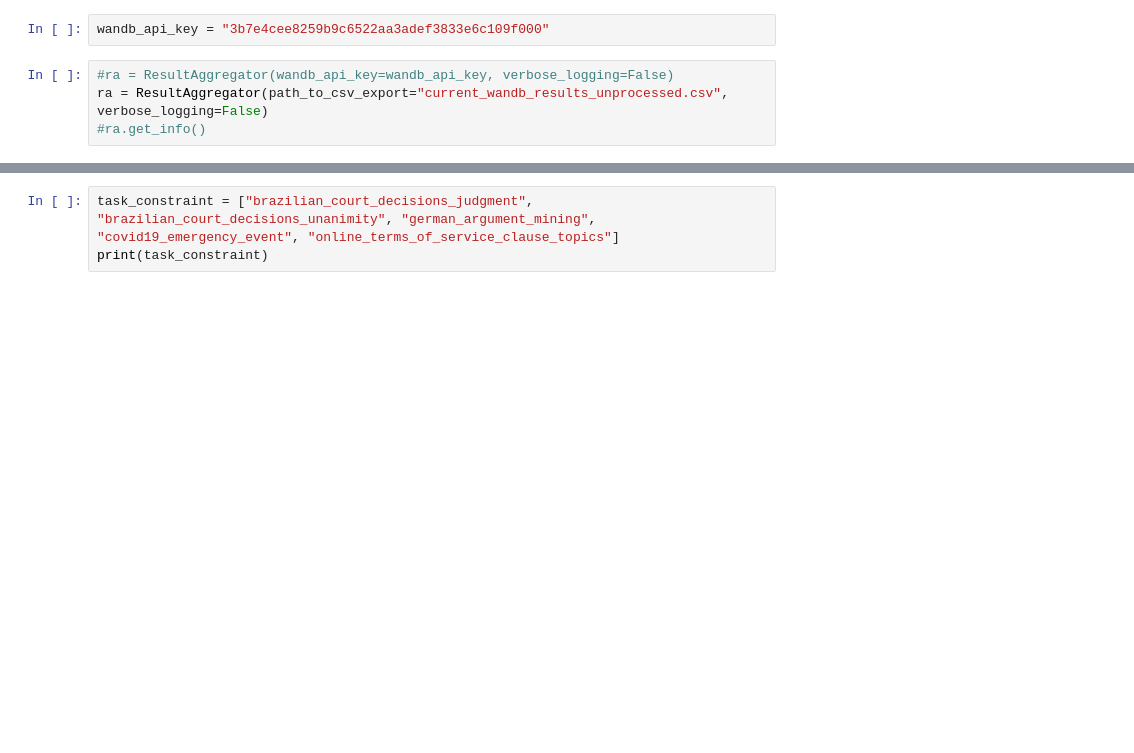
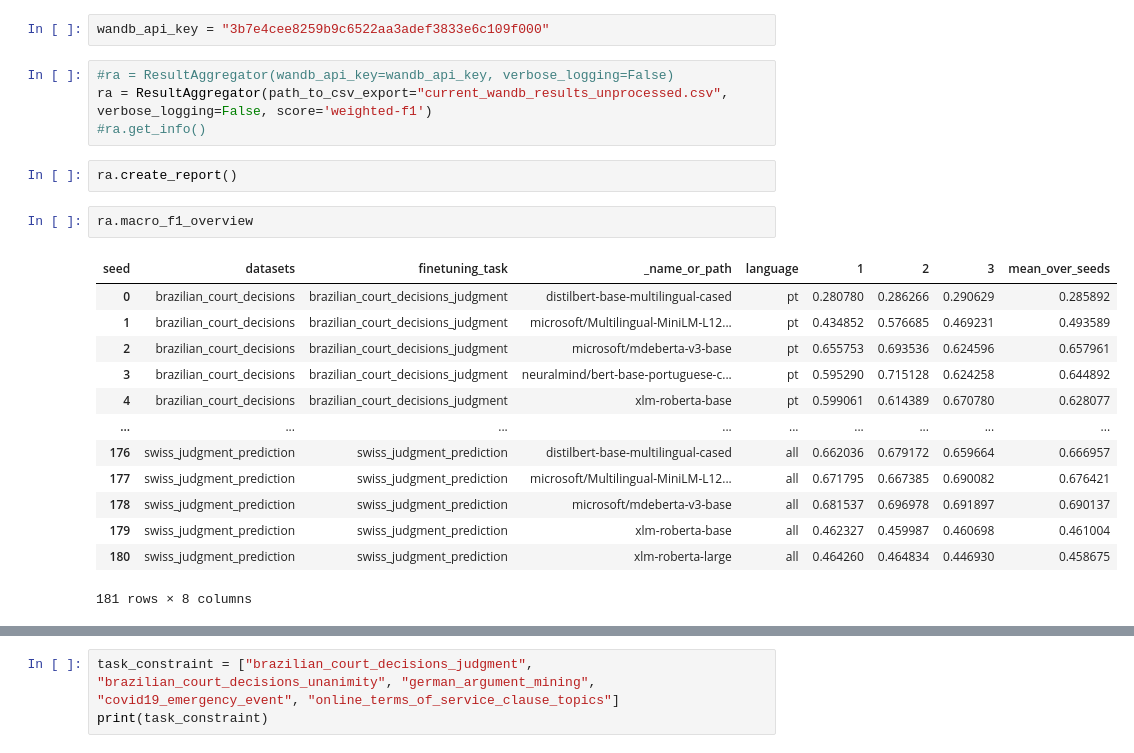
Before and after one commit to JoelNiklaus/LEXTREME, a Jupyter notebook: utils/data_analysis.ipynb, the cells around one changed output, grey strips where cells are left out. Cells and saved outputs as stored; diff of their text form; blank space fills up the shorter version.

```diff
--- a/utils/data_analysis.ipynb
+++ b/utils/data_analysis.ipynb
@@ -11,5 +11,23 @@ import pandas as pd
 wandb_api_key = "3b7e4cee8259b9c6522aa3adef3833e6c109f000"
 # %%
 #ra = ResultAggregator(wandb_api_key=wandb_api_key, verbose_logging=False)
-ra = ResultAggregator(path_to_csv_export="current_wandb_results_unprocessed.csv", verbose_logging=False)
+ra = ResultAggregator(path_to_csv_export="current_wandb_results_unprocessed.csv", verbose_logging=False, score='weighted-f1')
 #ra.get_info()
+# %%
+ra.create_report()
+# %%
+ra.macro_f1_overview
+# %% [output]
+| seed | datasets | finetuning_task | _name_or_path | language | 1 | 2 | 3 | mean_over_seeds |
+| 0 | brazilian_court_decisions | brazilian_court_decisions_judgment | distilbert-base-multilingual-cased | pt | 0.280780 | 0.286266 | 0.290629 | 0.285892 |
+| 1 | brazilian_court_decisions | brazilian_court_decisions_judgment | microsoft/Multilingual-MiniLM-L12... | pt | 0.434852 | 0.576685 | 0.469231 | 0.493589 |
+| 2 | brazilian_court_decisions | brazilian_court_decisions_judgment | microsoft/mdeberta-v3-base | pt | 0.655753 | 0.693536 | 0.624596 | 0.657961 |
+| 3 | brazilian_court_decisions | brazilian_court_decisions_judgment | neuralmind/bert-base-portuguese-c... | pt | 0.595290 | 0.715128 | 0.624258 | 0.644892 |
+| 4 | brazilian_court_decisions | brazilian_court_decisions_judgment | xlm-roberta-base | pt | 0.599061 | 0.614389 | 0.670780 | 0.628077 |
+| ... | ... | ... | ... | ... | ... | ... | ... | ... |
+| 176 | swiss_judgment_prediction | swiss_judgment_prediction | distilbert-base-multilingual-cased | all | 0.662036 | 0.679172 | 0.659664 | 0.666957 |
+| 177 | swiss_judgment_prediction | swiss_judgment_prediction | microsoft/Multilingual-MiniLM-L12... | all | 0.671795 | 0.667385 | 0.690082 | 0.676421 |
+| 178 | swiss_judgment_prediction | swiss_judgment_prediction | microsoft/mdeberta-v3-base | all | 0.681537 | 0.696978 | 0.691897 | 0.690137 |
+| 179 | swiss_judgment_prediction | swiss_judgment_prediction | xlm-roberta-base | all | 0.462327 | 0.459987 | 0.460698 | 0.461004 |
+| 180 | swiss_judgment_prediction | swiss_judgment_prediction | xlm-roberta-large | all | 0.464260 | 0.464834 | 0.446930 | 0.458675 |
+181 rows × 8 columns
```
Also changed, not shown: parts of 16 cells of this notebook, 2 other files.
